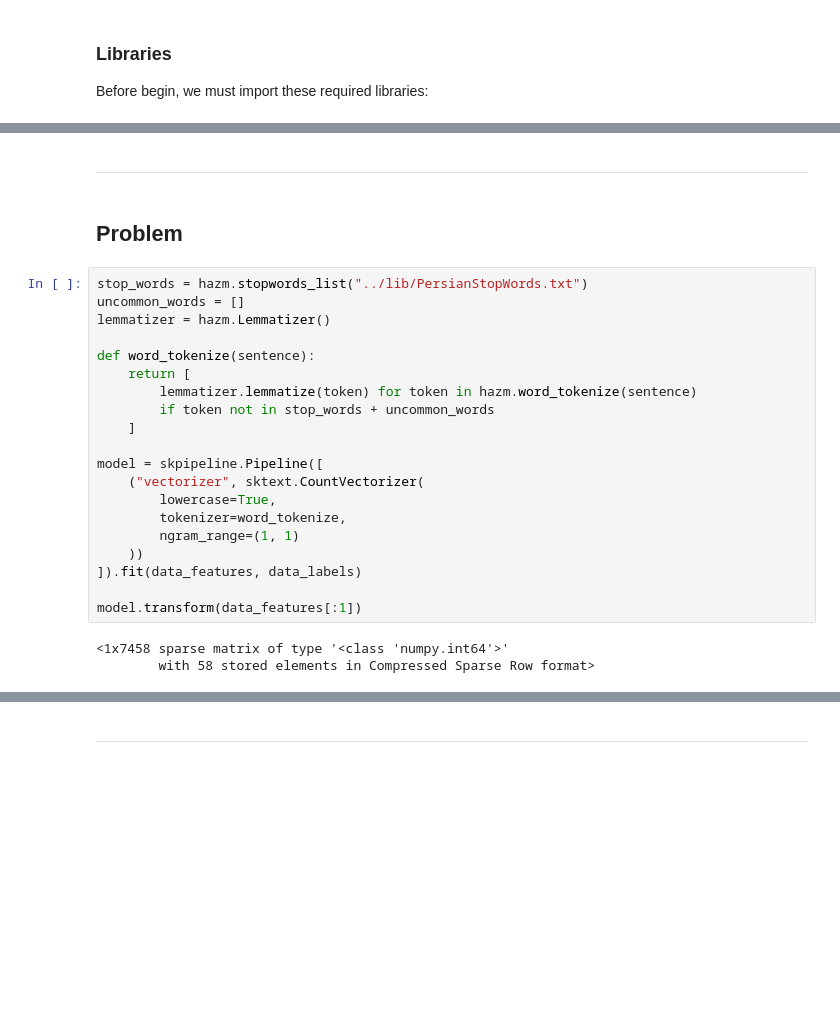
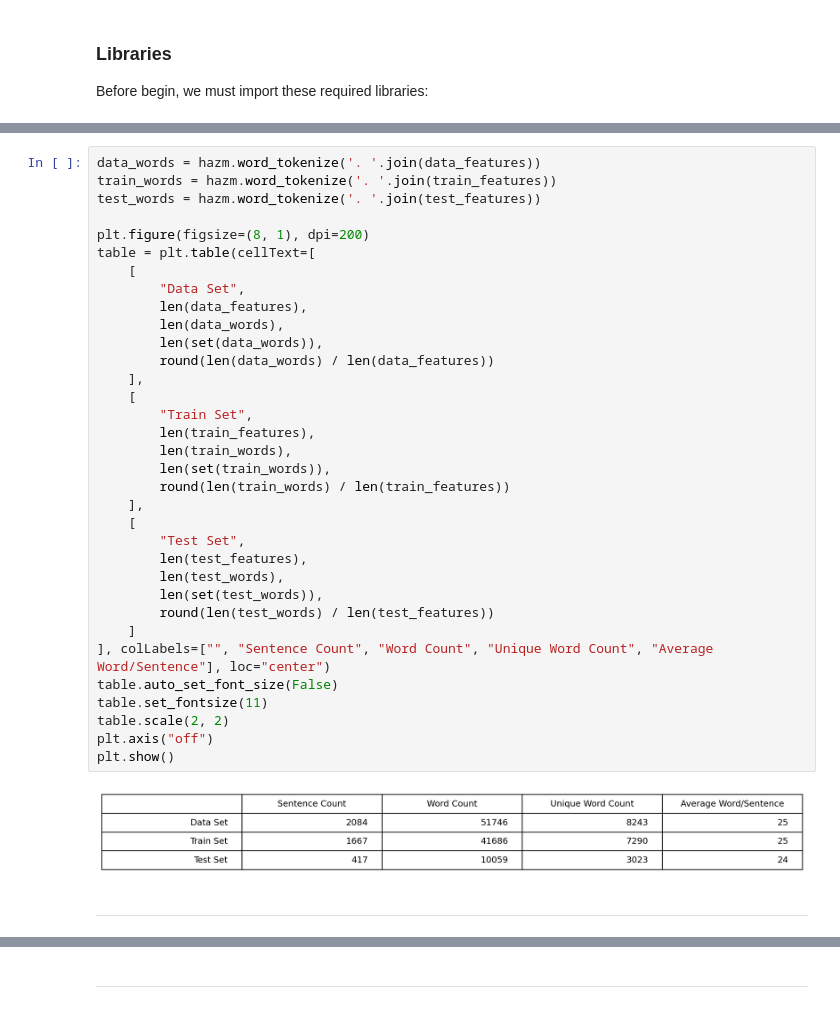
Before and after one commit to ckoliber/nlpexercises, a Jupyter notebook: src/exercise1.ipynb, the cells around one changed output, grey strips where cells are left out. Cells and saved outputs as stored; diff of their text form; blank space fills up the shorter version.

```diff
--- a/src/exercise1.ipynb
+++ b/src/exercise1.ipynb
@@ -68,27 +94,38 @@ data_frame
+# %%
+data_words = hazm.word_tokenize('. '.join(data_features))
+train_words = hazm.word_tokenize('. '.join(train_features))
+test_words = hazm.word_tokenize('. '.join(test_features))
+
+plt.figure(figsize=(8, 1), dpi=200)
+table = plt.table(cellText=[
+    [
+        "Data Set",
+        len(data_features),
+        len(data_words),
+        len(set(data_words)),
+        round(len(data_words) / len(data_features))
+    ],
+    [
+        "Train Set",
+        len(train_features),
+        len(train_words),
+        len(set(train_words)),
+        round(len(train_words) / len(train_features))
+    ],
+    [
+        "Test Set",
+        len(test_features),
+        len(test_words),
+        len(set(test_words)),
+        round(len(test_words) / len(test_features))
+    ]
+], colLabels=["", "Sentence Count", "Word Count", "Unique Word Count", "Average Word/Sentence"], loc="center")
+table.auto_set_font_size(False)
+table.set_fontsize(11)
+table.scale(2, 2)
+plt.axis("off")
+plt.show()
+# %% [output]
+[figure, added]
 # %% [markdown]
 ---
-# %% [markdown]
-## Problem
-# %%
-stop_words = hazm.stopwords_list("../lib/PersianStopWords.txt")
-uncommon_words = []
-lemmatizer = hazm.Lemmatizer()
-
-def word_tokenize(sentence):
-    return [
-        lemmatizer.lemmatize(token) for token in hazm.word_tokenize(sentence)
-        if token not in stop_words + uncommon_words
-    ]
-
-model = skpipeline.Pipeline([
-    ("vectorizer", sktext.CountVectorizer(
-        lowercase=True,
-        tokenizer=word_tokenize,
-        ngram_range=(1, 1)
-    ))
-]).fit(data_features, data_labels)
-
-model.transform(data_features[:1])
-# %% [output]
-<1x7458 sparse matrix of type '<class 'numpy.int64'>'
-        with 58 stored elements in Compressed Sparse Row format>
```
Also changed, not shown: parts of 11 cells of this notebook.
